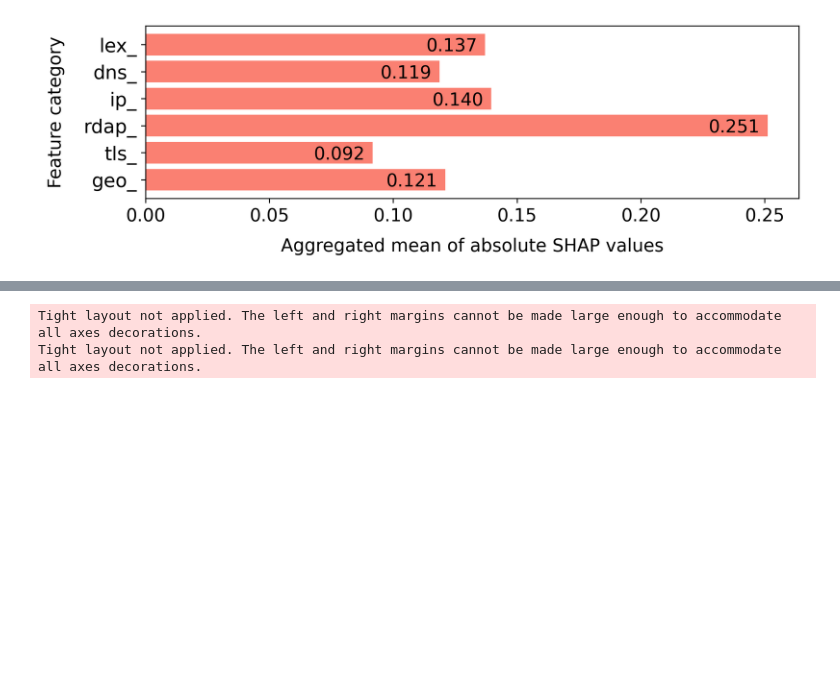
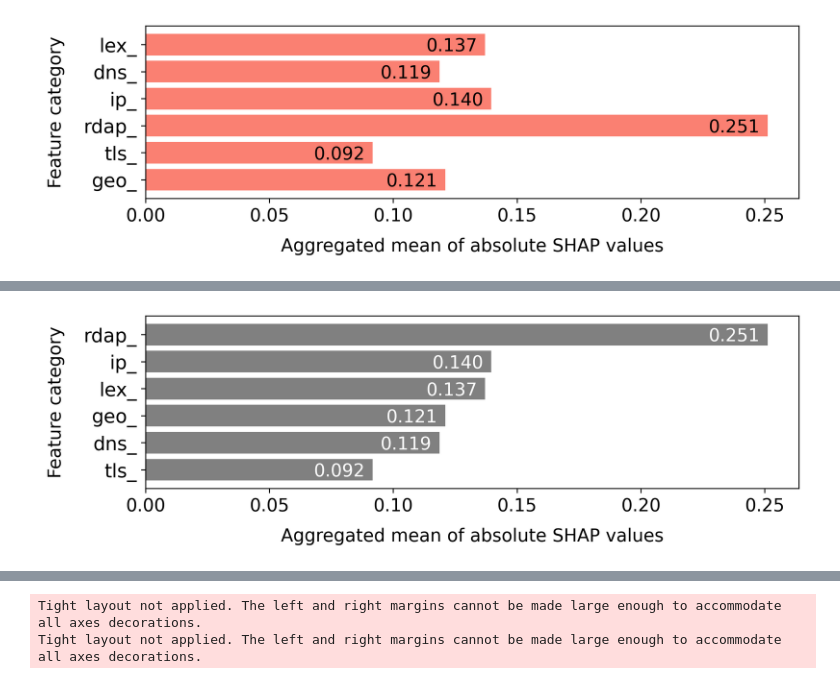
Before and after one commit to OviOvocny/dr-playground, a Jupyter notebook: ASIACCS-BEST-Classifier-details.ipynb, the cells around one changed output, grey strips where cells are left out. Cells and saved outputs as stored; diff of their text form; code cells hidden in the pictures; blank space fills up the shorter version.

```diff
--- a/ASIACCS-BEST-Classifier-details.ipynb
+++ b/ASIACCS-BEST-Classifier-details.ipynb
@@ -991,3 +932,62 @@ plt.show()
+# %%
+import numpy as np
+import matplotlib.pyplot as plt
+
+# Parameters for customization
+bar_height = 0.12  # Height of each bar
+spacing = 0.15  # Vertical spacing between bars
+padding = 0.05  # Vertical space before the first bar and after the last bar
+
+shap_values = positive_class_shap_values
+
+# Calculate mean absolute shap values for each feature
+mean_shap_values = np.mean(np.abs(shap_values), axis=0)
+
+# List of feature prefixes
+prefixes = ["lex_", "dns_", "ip_", "rdap_", "tls_", "geo_"]
+prefixes = ["rdap_", "ip_", "lex_", "geo_", "dns_", "tls_"]
+
+# Dictionary to hold the aggregated mean for each prefix
+aggregated_means = {}
+
+# Compute mean of absolute SHAP values for each prefix
+for prefix in prefixes:
+    indices = [i for i, col_name in enumerate(X_sample.columns) if col_name.startswith(prefix)]
+    group_mean_shap = [mean_shap_values[i] for i in indices]
+    aggregated_means[prefix] = np.mean(group_mean_shap)
+
+# Sort prefixes and their values by importance
+#sorted_prefixes = sorted(aggregated_means, key=aggregated_means.get, reverse=False)
+sorted_prefixes = list(reversed(prefixes))
+
+sorted_prefix_values = [aggregated_means[prefix] for prefix in sorted_prefixes]
+
+# Create the y positions for each bar
+y_positions = np.arange(len(sorted_prefixes)) * spacing + padding
+
+plt.figure(figsize=(8.5, 2.8))
+
+# Create horizontal bar chart with adjustable bar height and spacing
+bars = plt.barh(y_positions, sorted_prefix_values, color='grey', height=bar_height)
+
+# Customizing the chart with increased font size
+plt.xlabel('Aggregated mean of absolute SHAP values', fontsize=14, labelpad=10)
+plt.ylabel('Feature category', fontsize=14, labelpad=15)
+plt.yticks(y_positions, sorted_prefixes, fontsize=15)
+plt.xticks(fontsize=14)
+
+# Display values on the bars with two decimal places
+for bar, y_pos in zip(bars, y_positions):
+    xval = bar.get_width()
+    plt.text(xval - 0.013 * max(sorted_prefix_values), y_pos - 0.008, "{:.3f}".format(xval), ha='right', va='center', fontsize=14, color='white')
+
+plt.tight_layout()
+
+# Save and show the chart
+plt.savefig("aggregated_shap_gbm_horizontal.pdf")
+plt.show()
+# %% [output]
+[figure, added]
 # %%
 import numpy as np
 import matplotlib.pyplot as plt
```
Also changed, not shown: parts of 4 cells of this notebook, 1 other file.
